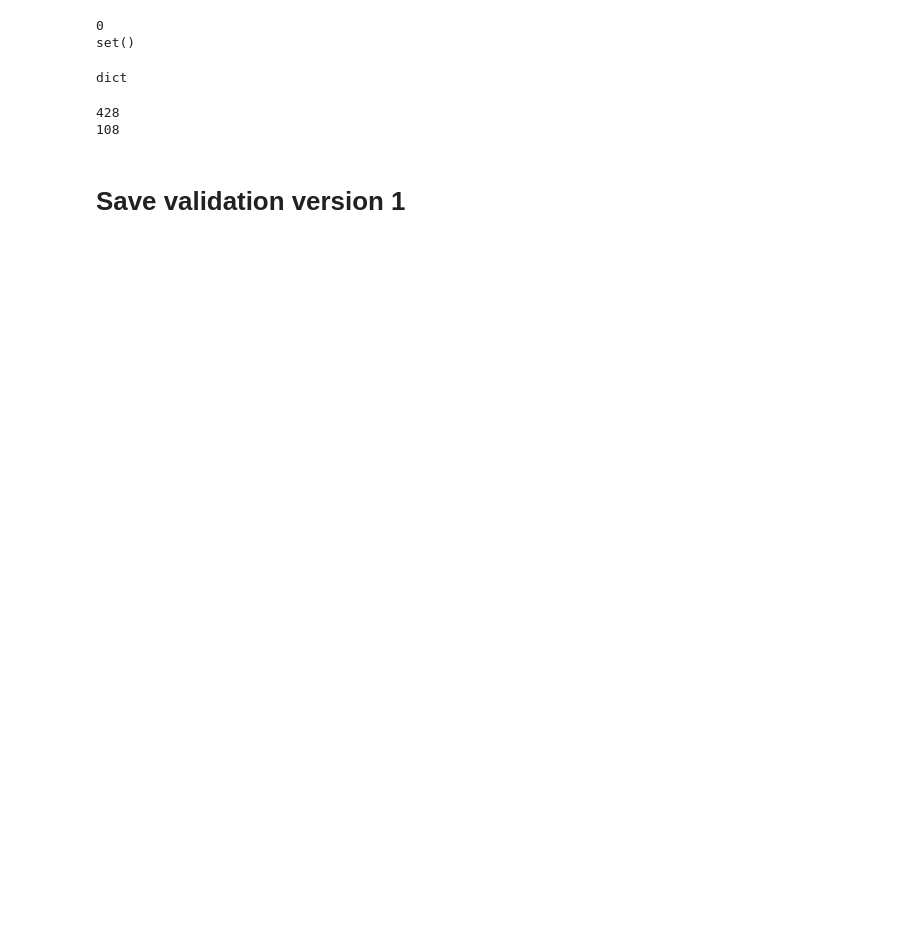
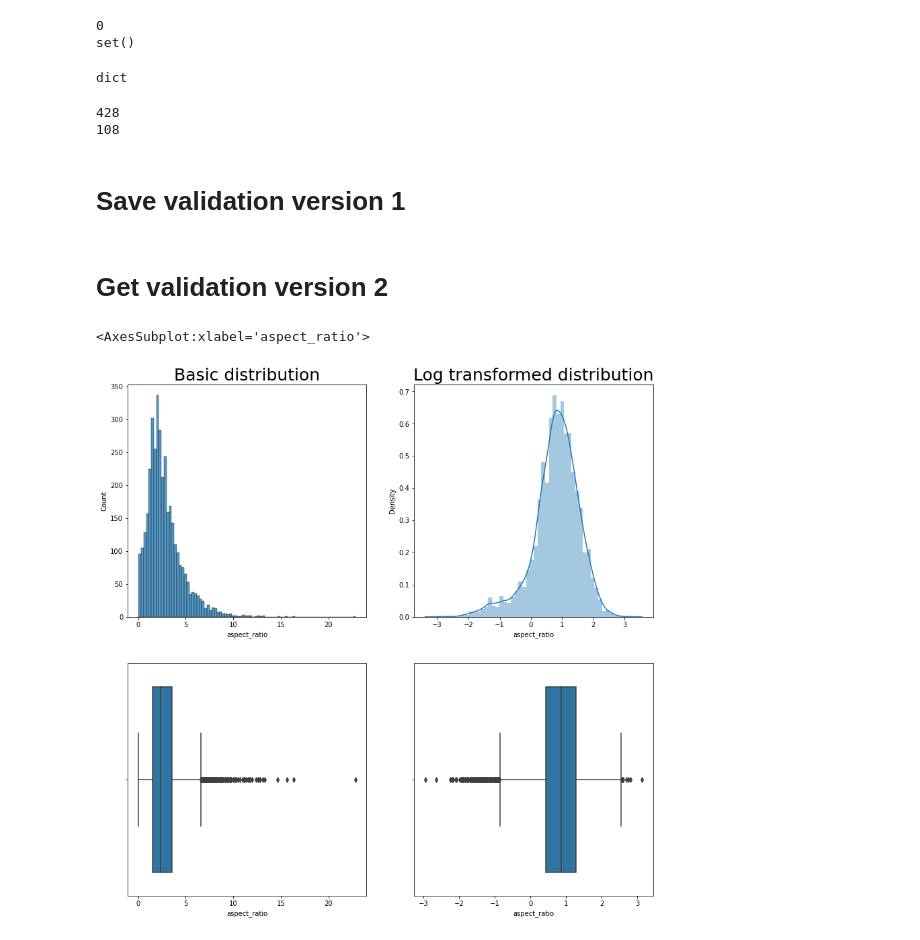
Before and after one commit to boostcampaitech3/level2-data-annotation_cv-level2-cv-03, a Jupyter notebook: split_data.ipynb, the cells around one changed output. Drawn from its saved outputs; the diff is of its cells as text; code cells hidden in the pictures; blank space fills up the shorter version.

```diff
--- a/split_data.ipynb
+++ b/split_data.ipynb
@@ -235,3 +292,21 @@ file_nm_list = ['train_v1.json',
 
 for data, file_nm in zip(data_list, file_nm_list):
     save_json(data, file_nm, dir_path=os.path.join(root_dir, path_ICDAR17))
+# %% [markdown]
+# Get validation version 2
+# %%
+# Plot - Check aspect ratio distribution
+fig_aspect_ratio, ax_aspect_ratio = plt.subplots(2, 2, figsize=(14, 14))
+
+sns.histplot(bbox_df.aspect_ratio, ax=ax_aspect_ratio[0, 0])
+ax_aspect_ratio[0, 0].set_title('Basic distribution', fontsize=25)
+
+sns.boxplot(bbox_df.aspect_ratio, ax=ax_aspect_ratio[1, 0])
+
+sns.distplot(np.log(bbox_df.aspect_ratio), ax=ax_aspect_ratio[0, 1])
+ax_aspect_ratio[0, 1].set_title('Log transformed distribution', fontsize=25)
+
+sns.boxplot(np.log(bbox_df.aspect_ratio), ax=ax_aspect_ratio[1, 1])
+# %% [output]
+<AxesSubplot:xlabel='aspect_ratio'>
+[figure, added]
```
Also changed, not shown: parts of 18 cells of this notebook.
